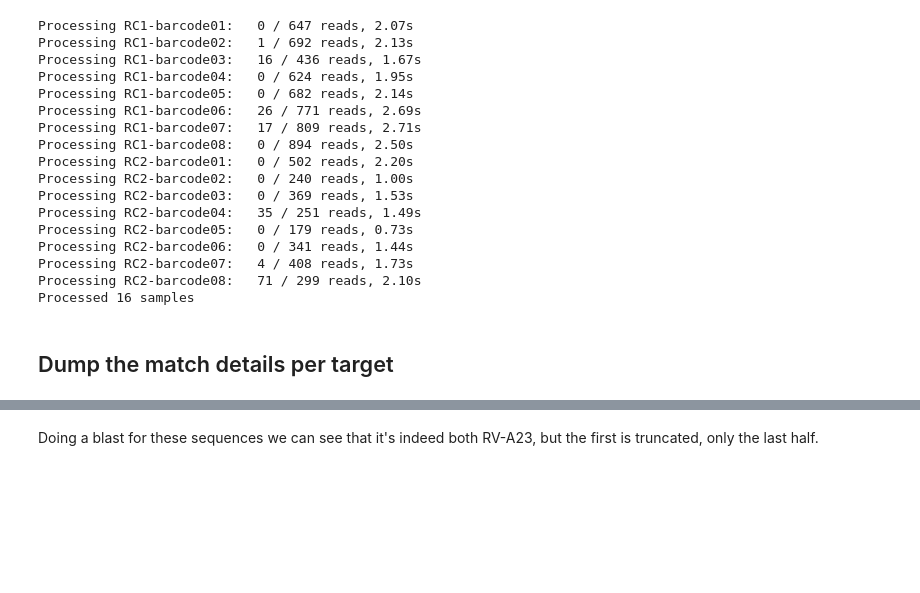
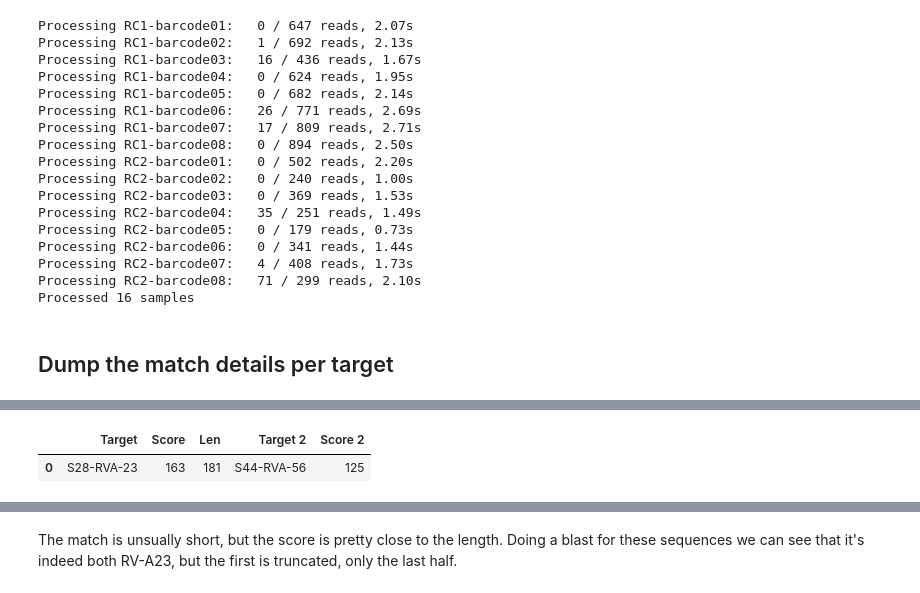
Before and after one commit to RByers/RespiCov-analyze, a Jupyter notebook: RCMatchSeq.ipynb, the cells around one changed output, grey strips where cells are left out. Drawn from its saved outputs; the diff is of its cells as text; code cells hidden in the pictures; blank space fills up the shorter version.

```diff
--- a/RCMatchSeq.ipynb
+++ b/RCMatchSeq.ipynb
@@ -157,0 +201,8 @@ AACACGGACACCCAAAGTAGTTGGTCCCATCCCGCAATTGCTCGTTACGACTAGAGAAACACACTGGATTGTGCGCTCTA
+# %%
+dumpTargetMatches("RC1-barcode02", "S28-RVA-23")
+
+printSpecificReadSeq("RC1-barcode02", "S28-RVA-23")
+printSpecificReadSeq("RC1-barcode03", "S28-RVA-23")
+# %% [output]
+|  | Target | Score | Len | Target 2 | Score 2 |
+| 0 | S28-RVA-23 | 163 | 181 | S44-RVA-56 | 125 |
@@ -158,2 +213,2 @@ AACACGGACACCCAAAGTAGTTGGTCCCATCCCGCAATTGCTCGTTACGACTAGAGAAACACACTGGATTGTGCGCTCTA
 # %% [markdown]
-Doing a blast for these sequences we can see that it's indeed both RV-A23, but the first is truncated, only the last half.
+The match is unsually short, but the score is pretty close to the length. Doing a blast for these sequences we can see that it's indeed both RV-A23, but the first is truncated, only the last half.
```
Also changed, not shown: parts of 11 cells of this notebook.
